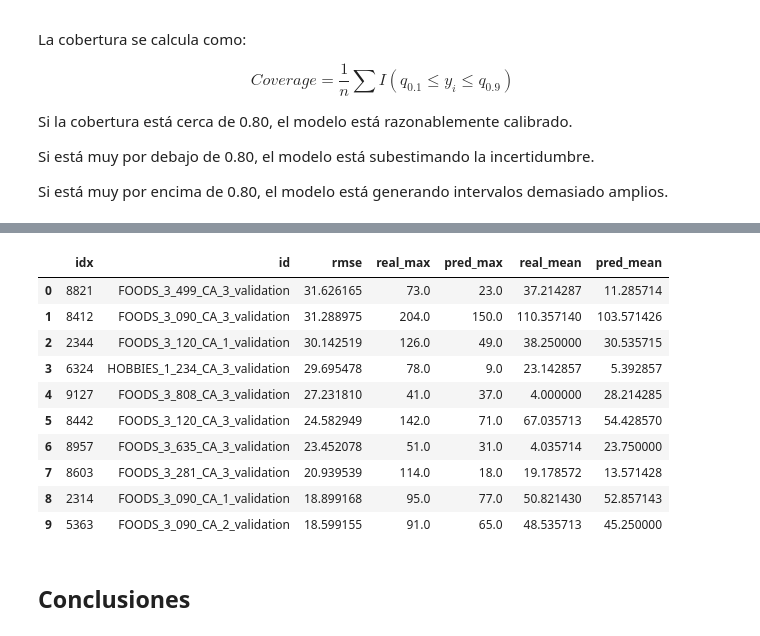
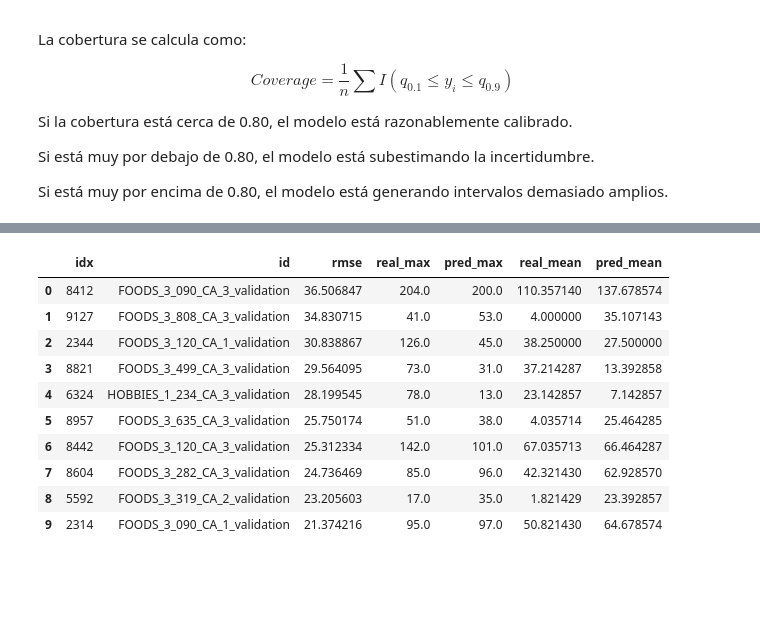
Before and after one commit to 1Enrique9/DeepAR_California, a Jupyter notebook: notebooks/04_DeepAR.ipynb, the cells around one changed output, grey strips where cells are left out. Saved outputs shown, nothing was run; the diff lists cells and outputs as text; code cells hidden in the pictures; blank space fills up the shorter version.

```diff
--- a/notebooks/04_DeepAR.ipynb
+++ b/notebooks/04_DeepAR.ipynb
@@ -290,3 +383,5 @@ Este entrenamiento es una primera réplica funcional. Después se puede mejorar
+# %%
+he_init = HeInitializationCallback()
 # %%
 estimator = DeepAREstimator(
     freq=freq,
@@ -348,7 +459,7 @@ A partir de estas muestras podemos calcular:
 Esto es clave porque el objetivo del artículo no es solo mejorar el RMSE, sino producir pronósticos probabilísticos útiles para tomar decisiones bajo incertidumbre.
 # %%
 forecast_it, ts_it = make_evaluation_predictions(
-    dataset=valid_ds,
+    dataset=test_ds,
     predictor=predictor,
     num_samples=200
 )
@@ -383,0 +579,23 @@ plt.show()
+# %%
+y_true = test_target_matrix[:, -prediction_length:]
+
+deepar_pred_median = np.vstack([f.quantile(0.5) for f in forecasts])
+deepar_pred_mean = np.vstack([f.mean for f in forecasts])
+
+q10 = np.vstack([f.quantile(0.1) for f in forecasts])
+q50 = np.vstack([f.quantile(0.5) for f in forecasts])
+q90 = np.vstack([f.quantile(0.9) for f in forecasts])
+
+deepar_pred_median = np.maximum(deepar_pred_median, 0)
+deepar_pred_median = np.round(deepar_pred_median)
+
+deepar_pred_mean = np.maximum(deepar_pred_mean, 0)
+
+q10 = np.maximum(q10, 0)
+q50 = np.maximum(q50, 0)
+q90 = np.maximum(q90, 0)
+
+print("y_true:", y_true.shape)
+print("deepar_pred_median:", deepar_pred_median.shape)
+print("q10:", q10.shape)
+print("q90:", q90.shape)
@@ -468,14 +621,0 @@ Con los cuantiles 0.1 y 0.9 construiremos un intervalo predictivo del 80%.
-# %%
-deepar_pred_median = np.vstack([f.quantile(0.5) for f in forecasts])
-deepar_pred_mean = np.vstack([f.mean for f in forecasts])
-
-q10 = np.vstack([f.quantile(0.1) for f in forecasts])
-q50 = np.vstack([f.quantile(0.5) for f in forecasts])
-q90 = np.vstack([f.quantile(0.9) for f in forecasts])
-
-y_true = valid_target_matrix[:, -prediction_length:]
-
-print("y_true:", y_true.shape)
-print("deepar_pred_median:", deepar_pred_median.shape)
-print("q10:", q10.shape)
-print("q90:", q90.shape)
@@ -798,28 +880,28 @@ Percentiles ventas reales:
 # %%
 serie_rmse = np.sqrt(np.mean((deepar_pred_median - y_true) ** 2, axis=1))
 
 worst_idx = np.argsort(serie_rmse)[-10:][::-1]
 
-pd.DataFrame({
+worst_series_df = pd.DataFrame({
     "idx": worst_idx,
     "id": series_metadata.iloc[worst_idx]["id"].values,
     "rmse": serie_rmse[worst_idx],
     "real_max": y_true[worst_idx].max(axis=1),
     "pred_max": deepar_pred_median[worst_idx].max(axis=1),
     "real_mean": y_true[worst_idx].mean(axis=1),
     "pred_mean": deepar_pred_median[worst_idx].mean(axis=1),
 })
+
+worst_series_df
 # %% [output]
 |  | idx | id | rmse | real_max | pred_max | real_mean | pred_mean |
-| 0 | 8821 | FOODS_3_499_CA_3_validation | 31.626165 | 73.0 | 23.0 | 37.214287 | 11.285714 |
-| 1 | 8412 | FOODS_3_090_CA_3_validation | 31.288975 | 204.0 | 150.0 | 110.357140 | 103.571426 |
-| 2 | 2344 | FOODS_3_120_CA_1_validation | 30.142519 | 126.0 | 49.0 | 38.250000 | 30.535715 |
-| 3 | 6324 | HOBBIES_1_234_CA_3_validation | 29.695478 | 78.0 | 9.0 | 23.142857 | 5.392857 |
-| 4 | 9127 | FOODS_3_808_CA_3_validation | 27.231810 | 41.0 | 37.0 | 4.000000 | 28.214285 |
-| 5 | 8442 | FOODS_3_120_CA_3_validation | 24.582949 | 142.0 | 71.0 | 67.035713 | 54.428570 |
-| 6 | 8957 | FOODS_3_635_CA_3_validation | 23.452078 | 51.0 | 31.0 | 4.035714 | 23.750000 |
-| 7 | 8603 | FOODS_3_281_CA_3_validation | 20.939539 | 114.0 | 18.0 | 19.178572 | 13.571428 |
-| 8 | 2314 | FOODS_3_090_CA_1_validation | 18.899168 | 95.0 | 77.0 | 50.821430 | 52.857143 |
-| 9 | 5363 | FOODS_3_090_CA_2_validation | 18.599155 | 91.0 | 65.0 | 48.535713 | 45.250000 |
+| 0 | 8412 | FOODS_3_090_CA_3_validation | 36.506847 | 204.0 | 200.0 | 110.357140 | 137.678574 |
+| 1 | 9127 | FOODS_3_808_CA_3_validation | 34.830715 | 41.0 | 53.0 | 4.000000 | 35.107143 |
+| 2 | 2344 | FOODS_3_120_CA_1_validation | 30.838867 | 126.0 | 45.0 | 38.250000 | 27.500000 |
+| 3 | 8821 | FOODS_3_499_CA_3_validation | 29.564095 | 73.0 | 31.0 | 37.214287 | 13.392858 |
+| 4 | 6324 | HOBBIES_1_234_CA_3_validation | 28.199545 | 78.0 | 13.0 | 23.142857 | 7.142857 |
+| 5 | 8957 | FOODS_3_635_CA_3_validation | 25.750174 | 51.0 | 38.0 | 4.035714 | 25.464285 |
+| 6 | 8442 | FOODS_3_120_CA_3_validation | 25.312334 | 142.0 | 101.0 | 67.035713 | 66.464287 |
+| 7 | 8604 | FOODS_3_282_CA_3_validation | 24.736469 | 85.0 | 96.0 | 42.321430 | 62.928570 |
+| 8 | 5592 | FOODS_3_319_CA_2_validation | 23.205603 | 17.0 | 35.0 | 1.821429 | 23.392857 |
+| 9 | 2314 | FOODS_3_090_CA_1_validation | 21.374216 | 95.0 | 97.0 | 50.821430 | 64.678574 |
-# %% [markdown]
-## Conclusiones
```
Also changed, not shown: parts of 42 cells of this notebook, 1 other file.
